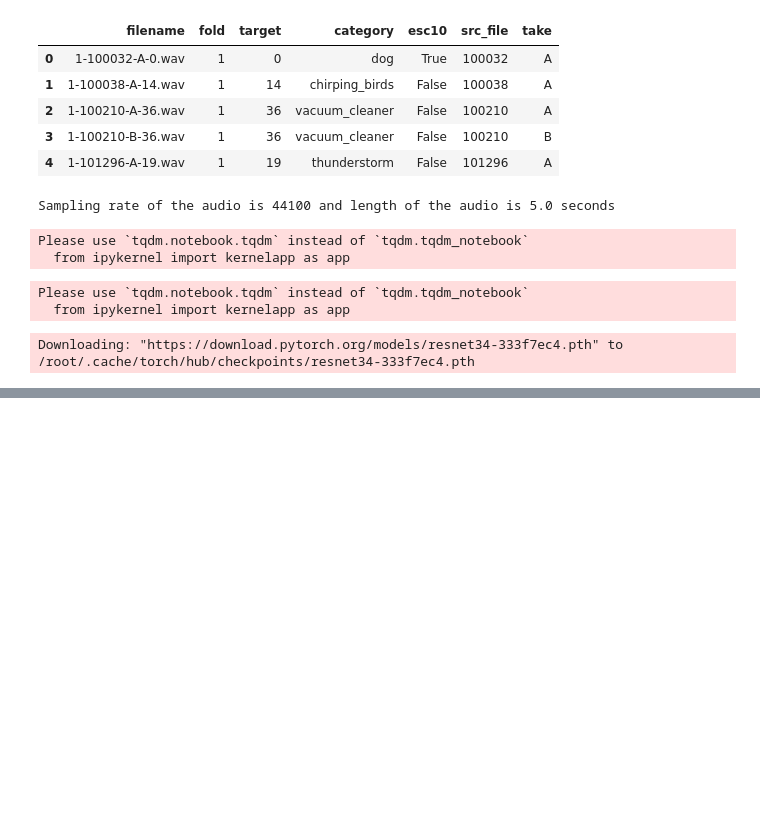
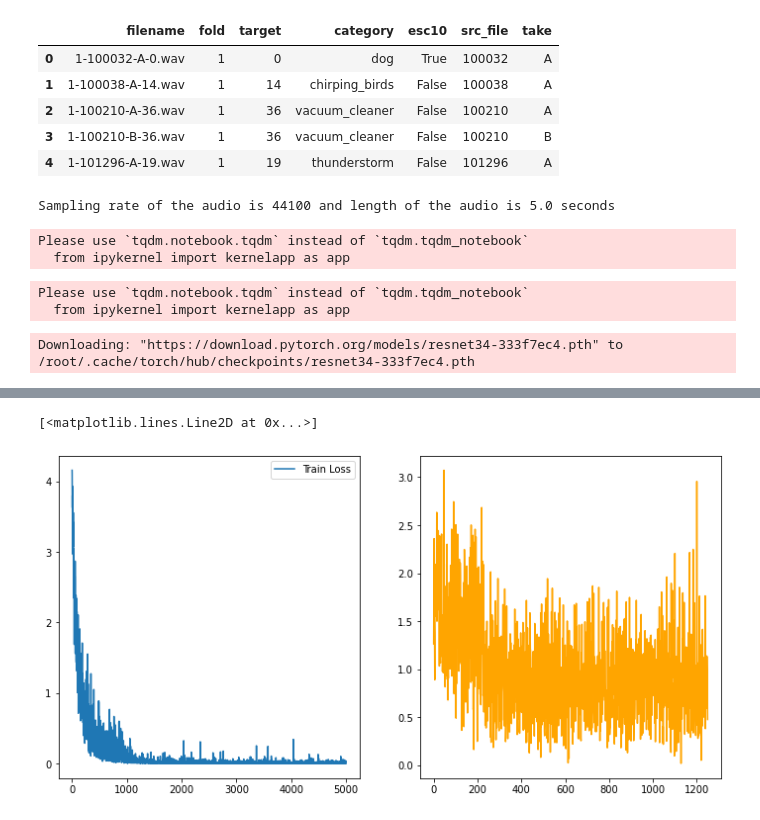
Before and after one commit to markwreinke/OrganStopClassifier, a Jupyter notebook: AudioClassificationMedium.ipynb, the cells around one changed output, grey strips where cells are left out. Drawn from its saved outputs; the diff is of its cells as text; code cells hidden in the pictures; blank space fills up the shorter version.

```diff
--- a/AudioClassificationMedium.ipynb
+++ b/AudioClassificationMedium.ipynb
@@ -230,0 +229,12 @@ NameError: ignored
+# %%
+tl = np.asarray(resnet_train_losses).ravel()
+vl = np.asarray(resnet_valid_losses).ravel()
+plt.figure(figsize=(12,6))
+plt.subplot(1,2,1)
+plt.plot(tl)
+plt.legend(['Train Loss'])
+plt.subplot(1,2,2)
+plt.plot(vl,'orange')
+# %% [output]
+[<matplotlib.lines.Line2D at 0x...>]
+[figure, added]
```
Also changed, not shown: parts of 2 cells of this notebook.
